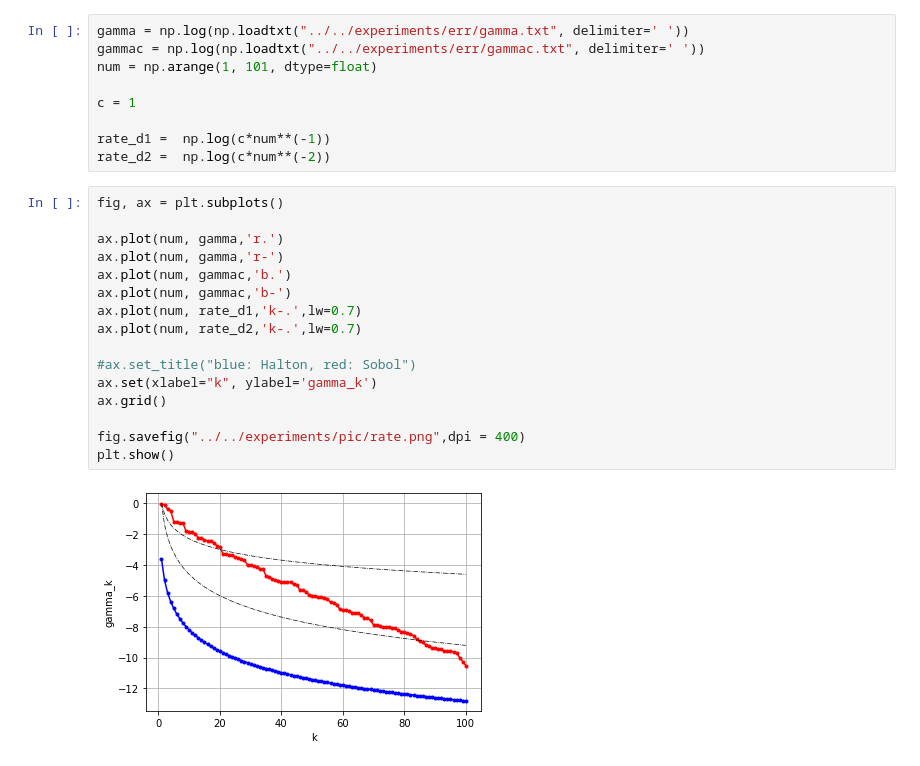
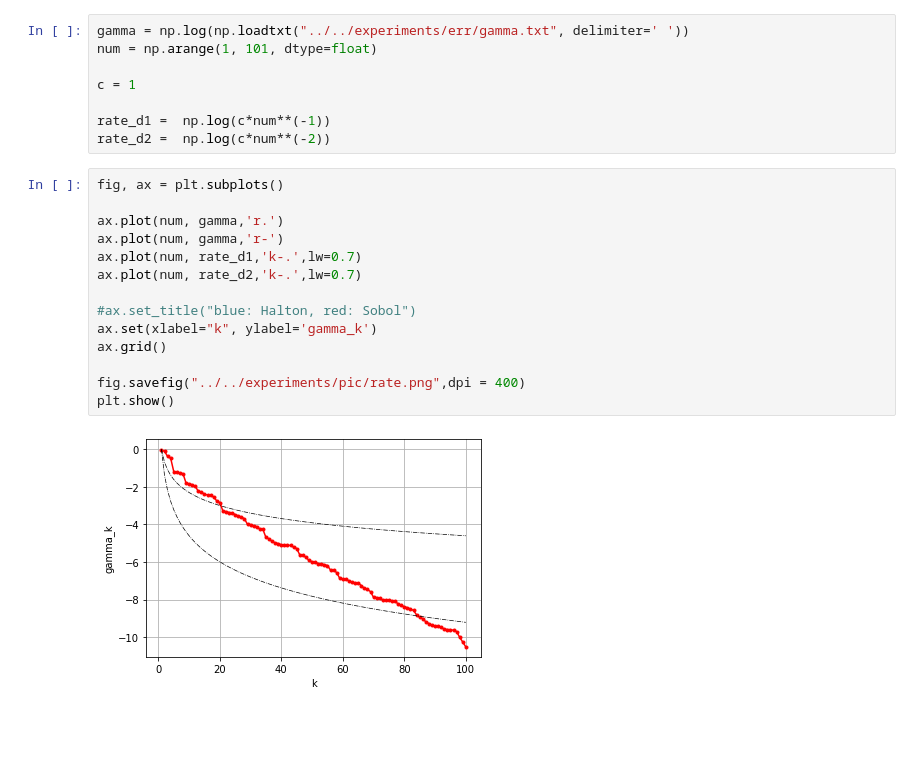
Before and after one commit to vkarnaev/random_domain_elasticity, a Jupyter notebook: utils/python/plotGraph.ipynb, the cells around one changed output. Drawn from its saved outputs; the diff is of its cells as text; blank space fills up the shorter version.

```diff
--- a/utils/python/plotGraph.ipynb
+++ b/utils/python/plotGraph.ipynb
@@ -30,6 +33,5 @@ plt.show()
 # %%
 gamma = np.log(np.loadtxt("../../experiments/err/gamma.txt", delimiter=' '))
-gammac = np.log(np.loadtxt("../../experiments/err/gammac.txt", delimiter=' '))
 num = np.arange(1, 101, dtype=float)
 
 c = 1
@@ -39,18 +41,16 @@ rate_d2 =  np.log(c*num**(-2))
 # %%
 fig, ax = plt.subplots()
 
 ax.plot(num, gamma,'r.')
 ax.plot(num, gamma,'r-')
-ax.plot(num, gammac,'b.')
-ax.plot(num, gammac,'b-')
 ax.plot(num, rate_d1,'k-.',lw=0.7)
 ax.plot(num, rate_d2,'k-.',lw=0.7)
 
 #ax.set_title("blue: Halton, red: Sobol")
 ax.set(xlabel="k", ylabel='gamma_k')
 ax.grid()
 
 fig.savefig("../../experiments/pic/rate.png",dpi = 400)
 plt.show()
 # %% [output]
-[figure, old version]
+[figure, new version]
```
Also changed, not shown: parts of 4 cells of this notebook, 36 other files.
